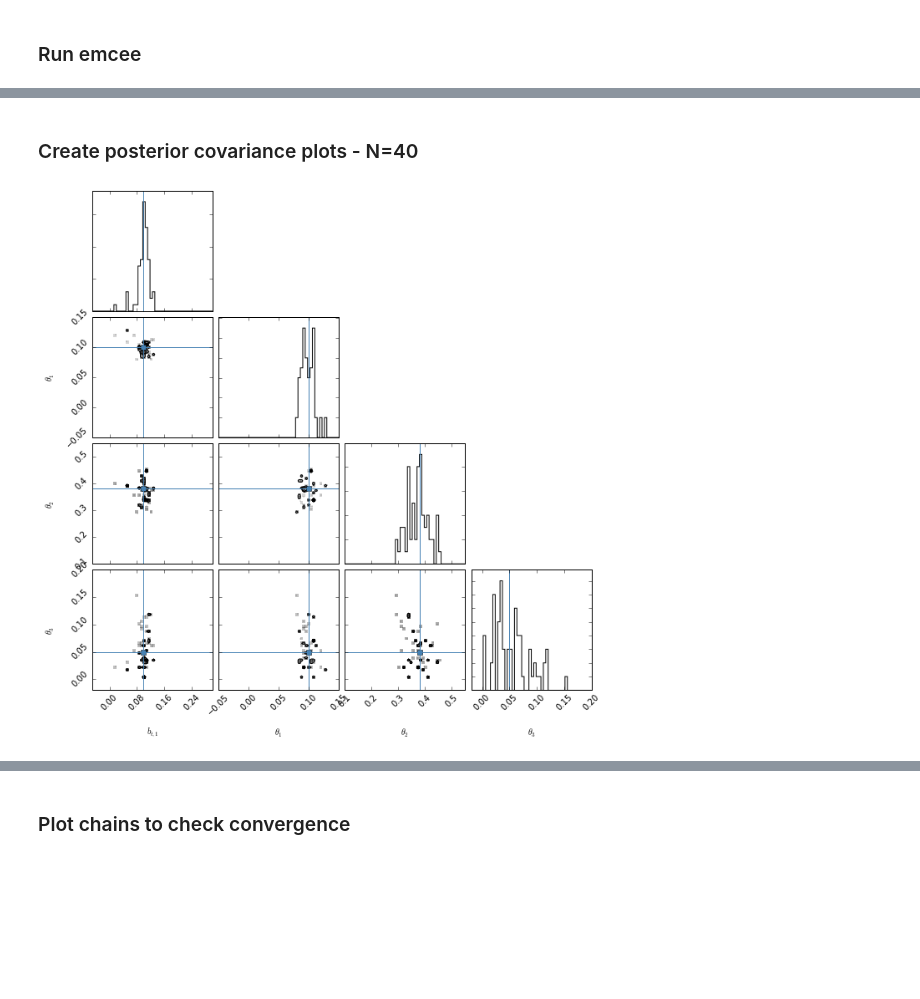
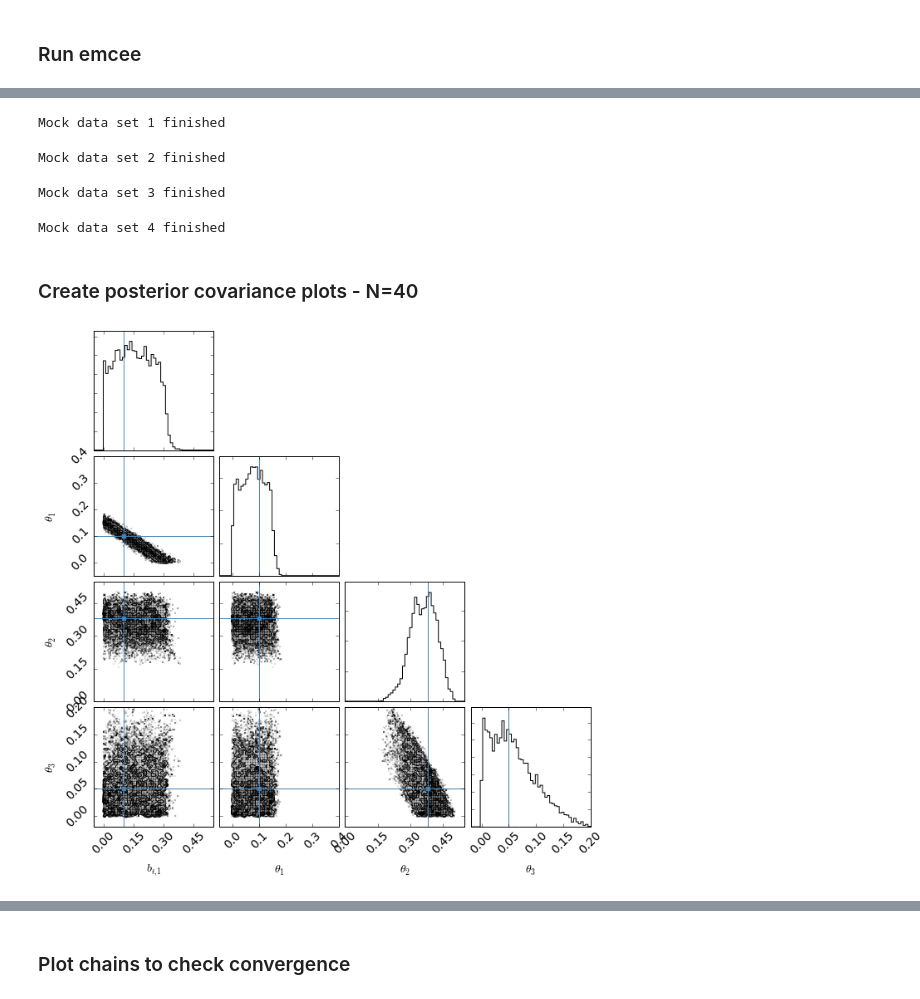
Before and after one commit to astroJeff/separated-at-birth, a Jupyter notebook: notebooks/IFMR Mock Data.ipynb, the cells around one changed output, grey strips where cells are left out. Saved outputs shown, nothing was run; the diff lists cells and outputs as text; code cells hidden in the pictures; blank space fills up the shorter version.

```diff
--- a/notebooks/IFMR Mock Data.ipynb
+++ b/notebooks/IFMR Mock Data.ipynb
@@ -19,14 +19,15 @@ from scipy.stats import truncnorm, norm
 from scipy.interpolate import interp1d
 import scipy.optimize as opt
 import matplotlib.pyplot as plt
+import matplotlib.mlab as mlab
 import numpy as np
 import pylab as P
 %matplotlib inline
 
 
 # Import MESA lifetimes
-datafile = os.path.abspath("../data/test_lifetime.dat")
-#datafile = os.path.abspath("../data/MESA_lifetime.dat")
+#datafile = os.path.abspath("../data/test_lifetime.dat")
+datafile = os.path.abspath("../data/MESA_lifetime.dat")
 names = ["name","lifetime"]
 MESA_tcool = np.genfromtxt(datafile, dtype=None, usecols=range(len(names)), names=names)
 
@@ -167,8 +168,8 @@ def create_mock_data(p_true, N_sys=20):
 ### Functions for likelihood, prior, posterior, etc. for 3-piecewise linear model
 # %%
 # Function for optimization
-def temp_func(x, delta_time, delta_cool_err):
-    arg = np.exp(-(delta_time - x)*(delta_time - x)/(2. * delta_cool_err*delta_cool_err))
+def temp_func(x, delta_time, delta_cool_err, jacobian):
+    arg = jacobian * np.exp(-(delta_time - x)*(delta_time - x)/(2. * delta_cool_err*delta_cool_err))
     arg[np.isinf(arg)] = 0.0
 #    print x, -np.sum(arg)
     return -np.sum(arg)
@@ -194,7 +195,8 @@ def ln_likelihood(p, MESA_tcool, DWD):
 
 
     # Number of samples for our Monte Carlo integration
-    N_samp = 10192
+    N_samp = 1024
+#    N_samp = 20000
 
     # Limit the WD mass to be confined within this range
     wd_lower = 0.5    # Lowest allowed WD mass
@@ -248,12 +250,14 @@ def ln_likelihood(p, MESA_tcool, DWD):
 
         avg_delta_time = np.sum(delta_time) / (N_samp + 0.0)
 
+        jacobian = dm_zams_dt_ms1 * dm_zams_dt_ms2 * dm_wd_dm_zams1 * dm_wd_dm_zams2
+
         # To find the maximum likelihood delta_cool
 #        meth = 'BFGS'
 #        meth = 'CG'
         meth = 'Powell'
 #        meth = 'Nelder-Mead'
-        result = opt.minimize(temp_func, delta_cool, args=(delta_time, delta_cool_err), method=meth, tol=1.0e-5)
+        result = opt.minimize(temp_func, delta_cool, args=(delta_time, delta_cool_err, jacobian), method=meth, tol=1.0e-5)
 #        result = opt.minimize(temp_func, delta_cool, args=(delta_time, delta_cool_err), method=meth, tol=1.0e-4, jac=temp_func_deriv)
 #        xmin = opt.fmin_cg(temp_func, 0.0, args=(delta_time, delta_cool_err), maxiter = 10, full_output=0, disp=1, gtol=1.0e-8)
 
@@ -352,19 +356,17 @@ def ln_posterior(p, MESA_tcool, DWD):
 # %% [markdown]
 ### Wrapper for emcee
 # %%
-p_i = np.copy(p_true)
-
 # This function runs emcee
-def run_inference(MESA_tcool, DWD, nwalkers=32, nburn=200, nsteps=1000):
+def run_inference(MESA_tcool, DWD, p_true, nwalkers=32, nburn=200, nsteps=1000):
     # number of parameters
     ndim = 4
 
     # initial positions for walkers
     p0 = np.zeros((nwalkers,ndim))
-    p0[:,0] = np.random.normal(p_i[0], 0.01, size=nwalkers) # b1
-    p0[:,1] = np.random.normal(p_i[1], 0.01, size=nwalkers) # theta_1
-    p0[:,2] = np.random.normal(p_i[2], 0.03, size=nwalkers) # theta_2
-    p0[:,3] = np.random.normal(p_i[3], 0.03, size=nwalkers) # theta_3
+    p0[:,0] = np.random.normal(p_true[0], 0.01, size=nwalkers) # b1
+    p0[:,1] = np.random.normal(p_true[1], 0.01, size=nwalkers) # theta_1
+    p0[:,2] = np.random.normal(p_true[2], 0.03, size=nwalkers) # theta_2
+    p0[:,3] = np.random.normal(p_true[3], 0.03, size=nwalkers) # theta_3
 
     args = (MESA_tcool, DWD)
     sampler = emcee.EnsembleSampler(nwalkers=nwalkers, dim=ndim, lnpostfn=ln_posterior, args=args)
@@ -444,14 +386,46 @@ KeyboardInterrupt:
+# %%
+p_true_1 = np.array([0.1, 0.1, 0.38, 0.05])
+N_sys_1 = 10
+DWD_1 = create_mock_data(p_true_1, N_sys_1)
+sampler_1 = run_inference(MESA_tcool, DWD_1, p_true_1, nburn=100, nsteps=200)
+print "Mock data set 1 finished"
+# %% [output]
+Mock data set 1 finished
+# %%
+p_true_2 = np.array([0.1, 0.1, 0.38, 0.05])
+N_sys_2 = 50
+DWD_2 = create_mock_data(p_true_2, N_sys_2)
+sampler_2 = run_inference(MESA_tcool, DWD_2, p_true_2, nburn=200, nsteps=800)
+print "Mock data set 2 finished"
+# %% [output]
+Mock data set 2 finished
+# %%
+p_true_3 = np.array([0.096, 0.291, 0.10, 0.08])
+N_sys_3 = 20
+DWD_3 = create_mock_data(p_true_3, N_sys_3)
+sampler_3 = run_inference(MESA_tcool, DWD_3, p_true_3, nburn=100, nsteps=200)
+print "Mock data set 3 finished"
+# %% [output]
+Mock data set 3 finished
+# %%
+p_true_4 = np.array([0.096, 0.291, 0.10, 0.08])
+N_sys_4 = 50
+DWD_4 = create_mock_data(p_true_4, N_sys_4)
+sampler_4 = run_inference(MESA_tcool, DWD_4, p_true_4, nburn=100, nsteps=200)
+print "Mock data set 4 finished"
+# %% [output]
+Mock data set 4 finished
 # %% [markdown]
 ### Create posterior covariance plots - N=40
 # %%
 labels = ["$b_{t,1}$", r"$\theta_1$", r"$\theta_2$", r"$\theta_3$"]
-extents = [(-0.05, 0.3), (-0.05,0.15), (0.10,0.55), (-0.02,0.2)]
+extents = [(-0.05, 0.55), (-0.05,0.4), (0.00,0.55), (-0.02,0.2)]
 
 #labels = ["$b_1$", r"$\theta_1$"]
 #extents = [(0.0, 0.5), (0.0,np.pi/2.)]
 
-fig = triangle.corner(sampler.flatchain, truths=p_true, labels=labels, extents=extents)
+fig = triangle.corner(sampler_2.flatchain, truths=p_true_2, labels=labels, extents=extents)
 
-fig.savefig('../figures/triangle_3.pdf')
+fig.savefig('../figures/triangle_2.pdf')
 # %% [output]
-[figure, old version]
+[figure, new version]
```
Also changed, not shown: parts of 6 cells of this notebook, 5 other files.
